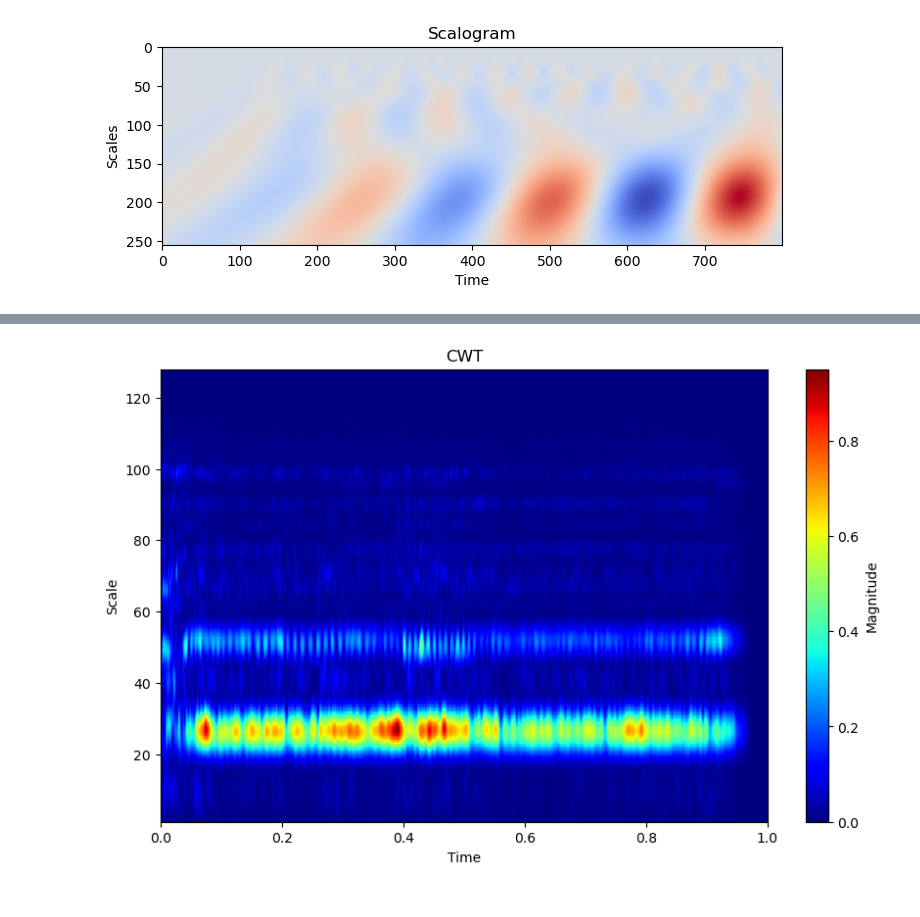
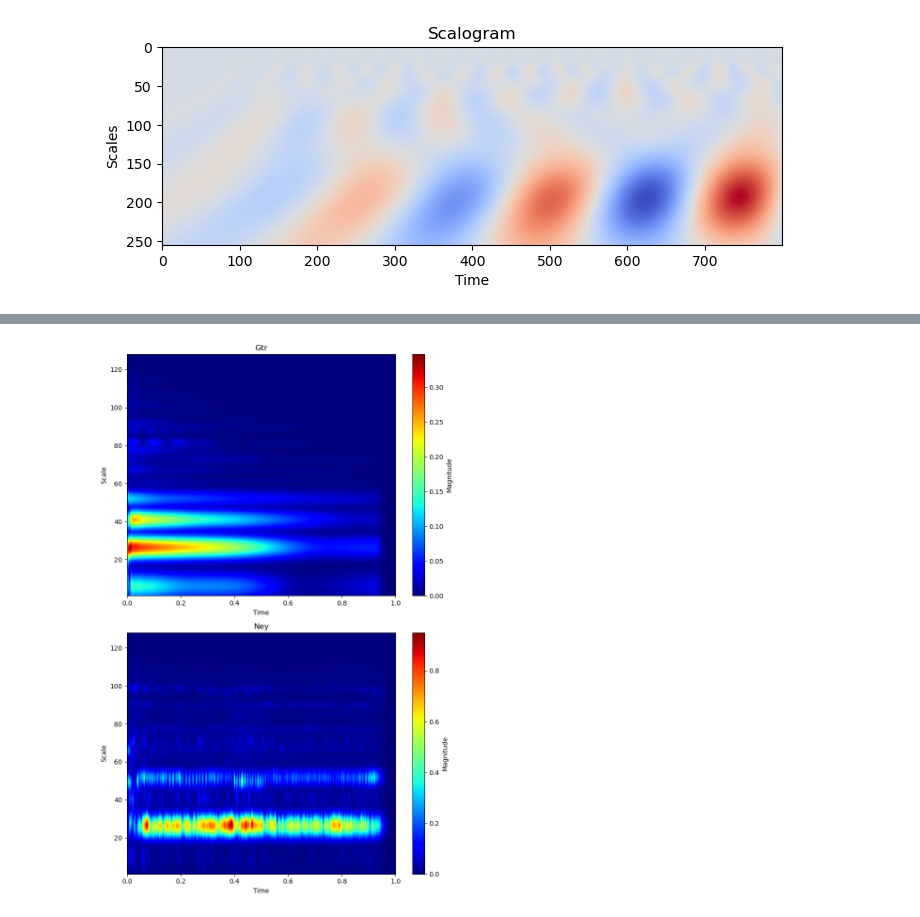
Before and after one commit to ihpar/ney_gtr, a Jupyter notebook: wavelet.ipynb, the cells around one changed output, grey strips where cells are left out. Saved outputs shown, nothing was run; the diff lists cells and outputs as text; code cells hidden in the pictures.

```diff
--- a/wavelet.ipynb
+++ b/wavelet.ipynb
@@ -105,20 +84,44 @@ plt.show()
-# %%
-sig, _ = librosa.load("dataset/ney/07_Ney_G_3.wav", mono=True, sr=SR)
-# Apply CWT
-coefficients, frequencies = pywt.cwt(
-    sig,
-    scales=np.arange(1, 128),
-    wavelet=wavelet,
-    sampling_period=1/SR)
-
-# Plotting
-plt.figure(figsize=(10, 6))
-plt.imshow(np.abs(coefficients), aspect="auto",
-           cmap="jet", extent=[0, 1, 1, 128])
-plt.colorbar(label="Magnitude")
-plt.ylabel("Scale")
-plt.xlabel("Time")
-plt.title("CWT")
-plt.show()
-# %% [output]
-[figure, removed]
+# %%
+gtr, _ = librosa.load("dataset/gtr/07_Gtr_G_3.wav", mono=True, sr=SR)
+ney, _ = librosa.load("dataset/ney/07_Ney_G_3.wav", mono=True, sr=SR)
+bandwidth_freq = "5.0"
+center_freq = "2.5"
+wavelet = f"cmor{bandwidth_freq}-{center_freq}"
+upper = 128
+scales = np.arange(1, upper)
+coeff_gtr, freq_gtr = pywt.cwt(
+    gtr,
+    scales=scales,
+    wavelet=wavelet,
+    sampling_period=1/SR)
+
+coeff_ney, freq_ney = pywt.cwt(
+    ney,
+    scales=scales,
+    wavelet=wavelet,
+    sampling_period=1/SR)
+
+figure, ax = plt.subplots(2, 1, figsize=(8, 12))
+img = ax[0].imshow(np.abs(coeff_gtr),
+                  aspect="auto",
+                  cmap="jet",
+                  extent=[0, 1, 1, upper])
+plt.colorbar(img, ax=ax[0], label="Magnitude")
+ax[0].set_ylabel("Scale")
+ax[0].set_xlabel("Time")
+ax[0].set_title("Gtr")
+
+imn = ax[1].imshow(np.abs(coeff_ney),
+                  aspect="auto",
+                  cmap="jet",
+                  extent=[0, 1, 1, upper])
+plt.colorbar(imn, ax=ax[1], label="Magnitude")
+ax[1].set_ylabel("Scale")
+ax[1].set_xlabel("Time")
+ax[1].set_title("Ney")
+
+plt.tight_layout()
+plt.savefig(f"{wavelet}-{upper}.pdf")
+plt.show()
+# %% [output]
+[figure, added]
```
Also changed, not shown: parts of 2 cells of this notebook, 1 other file.
